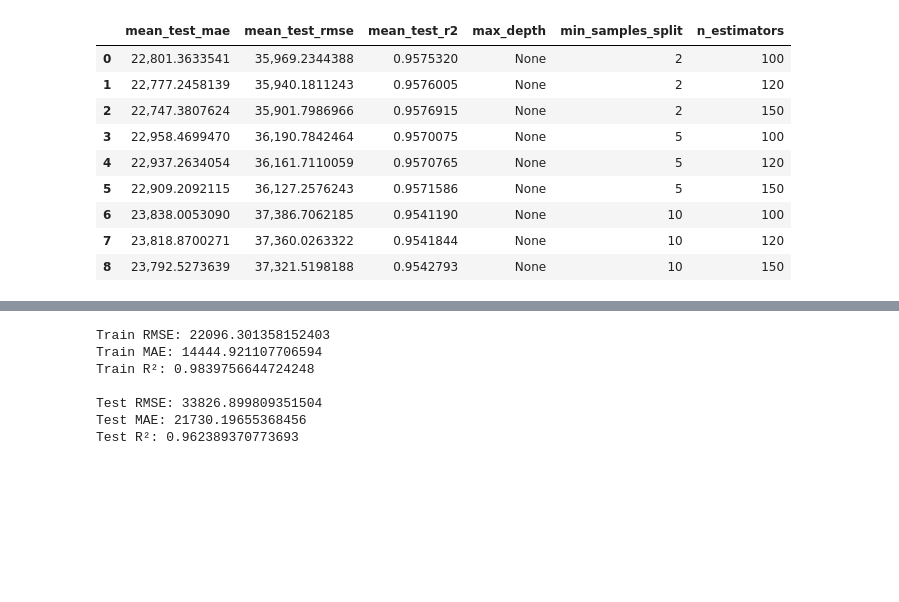
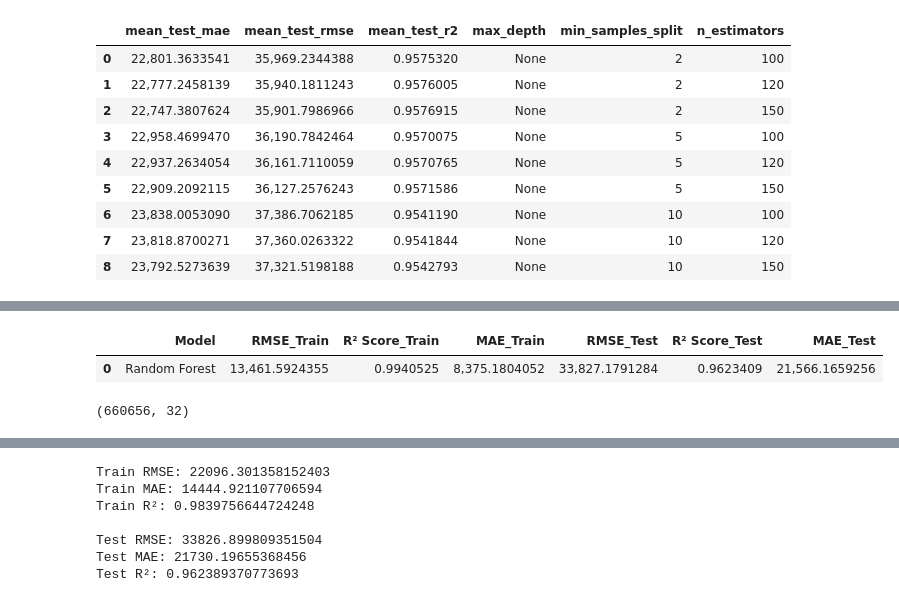
Before and after one commit to Tedyang2003/dsai-hdb-analysis, a Jupyter notebook: submission.ipynb, the cells around one changed output, grey strips where cells are left out. Saved outputs shown, nothing was run; the diff lists cells and outputs as text; code cells hidden in the pictures; blank space fills up the shorter version.

```diff
--- a/submission.ipynb
+++ b/submission.ipynb
@@ -1202,0 +1234,4 @@ From the table above, it showed that all the combinations of grid search provide
+# %%
+df_encoded_copy = df_encoded.copy()
+df_encoded_copy.drop(columns=[col for col in df_encoded.columns if col.startswith('town_')], inplace=True)
+df_encoded_copy.columns
@@ -1202,0 +1294,9 @@ From the table above, it showed that all the combinations of grid search provide
+# %%
+results_df
+# %% [output]
+|  | Model | RMSE_Train | R² Score_Train | MAE_Train | RMSE_Test | R² Score_Test | MAE_Test |
+| 0 | Random Forest | 13,461.5924355 | 0.9940525 | 8,375.1804052 | 33,827.1791284 | 0.9623409 | 21,566.1659256 |
+# %%
+df_encoded_copy.shape
+# %% [output]
+(660656, 32)
```
Also changed, not shown: parts of 19 cells of this notebook.
